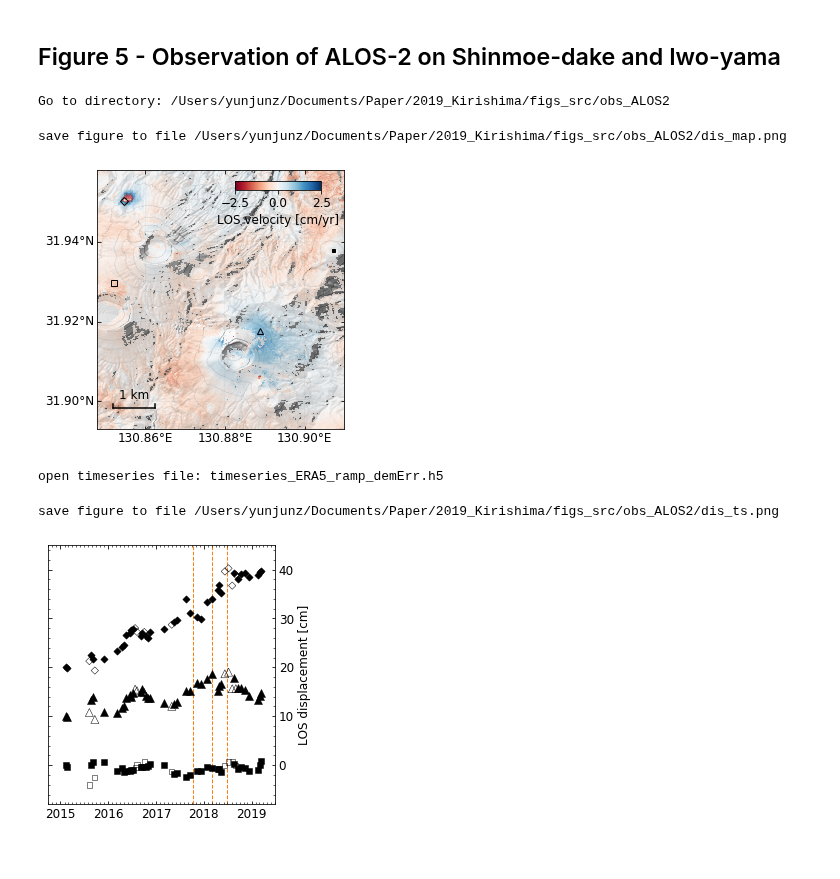
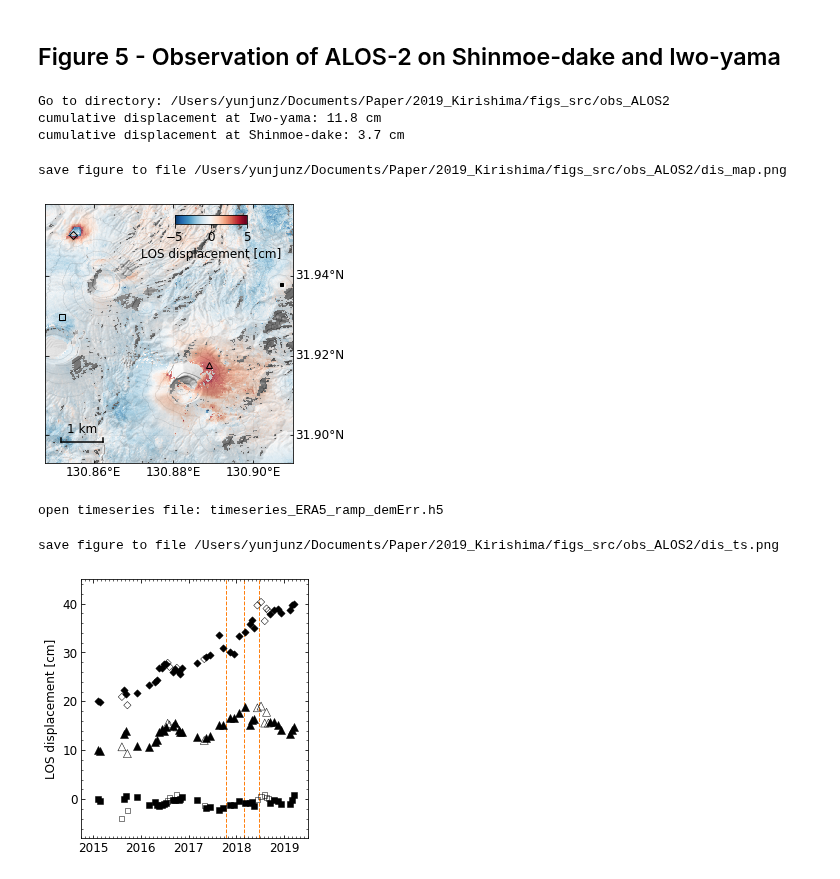
Before and after one commit to geodesymiami/2021-Kirishima, a Jupyter notebook: Fig_5_observation_ALOS2.ipynb, the cells around one changed output. Saved outputs shown, nothing was run; the diff lists cells and outputs as text; code cells hidden in the pictures.

```diff
--- a/Fig_5_observation_ALOS2.ipynb
+++ b/Fig_5_observation_ALOS2.ipynb
@@ -21,51 +21,63 @@ ts_file = os.path.join(data_dir, 'timeseries_ERA5_ramp_demErr.h5')
 mask_file = os.path.join(data_dir, 'maskTempCoh.h5')
 dem_file = os.path.join(data_dir, 'inputs/gsi10m.dem.wgs84')
 vel_file = os.path.join(data_dir, 'velocity.h5')
+atr = readfile.read_attribute(vel_file)
+unw_file = os.path.join(data_dir, '{}.unw'.format(atr['DATE12']))
 
 lalo_iwo = [31.9502, 130.8548]
 lalo_shinmoe = [31.9176, 130.8889]
 lalo_ref = [31.9296, 130.8522] #[31.9172, 130.8472]
 lalo_list = [lalo_ref, lalo_shinmoe, lalo_iwo]
 m_list = ['s','^','D']
+
+phase2range = -1 * float(atr['WAVELENGTH']) / (4 * np.pi)
+unw = readfile.read(unw_file)[0] * phase2range * 100. #cm
+coord = ut.coordinate(atr)
+y, x  = coord.geo2radar(lalo_iwo[0], lalo_iwo[1])[0:2]
+print('cumulative displacement at Iwo-yama: {:.1f} cm'.format(unw[y, x]))
+y, x  = coord.geo2radar(lalo_shinmoe[0], lalo_shinmoe[1])[0:2]
+print('cumulative displacement at Shinmoe-dake: {:.1f} cm'.format(unw[y, x]))
 # %% [output]
 Go to directory: /Users/yunjunz/Documents/Paper/2019_Kirishima/figs_src/obs_ALOS2
+cumulative displacement at Iwo-yama: 11.8 cm
+cumulative displacement at Shinmoe-dake: 3.7 cm
 # %%
 ## Plot velocity map
 fig, ax = plt.subplots(nrows=1, ncols=1, figsize=[4, 4])
 
 opt = ' --sub-lat 31.893 31.958 --sub-lon 130.848 130.91 '
 opt += '--dem {} --contour-step 100 --contour-smooth 0.0 '.format(dem_file)
-opt += ' -c RdBu --wrap --wrap-range -2.5 2.5 -u cm/yr '
+opt += ' -c RdBu_r --wrap --wrap-range -5 5 -u cm '
 opt += ' --notitle --fontsize 12 --ref-size 3 --lalo-step 0.02 --nocbar --alpha 0.7 '
-opt += ' --lalo-loc 1 0 0 1'
+opt += ' --lalo-loc 0 1 0 1'
 opt += ' --scalebar 0.25 0.15 0.08 --scalebar-pad 0.05 '
 opt += ' --noverbose --shade-az 315 '
 
 # velocity map with DEM background
-cmd = 'view.py {f} {o}'.format(f=vel_file, o=opt)
+cmd = 'view.py {f} {o}'.format(f=unw_file, o=opt)
 data, atr, inps = view.prep_slice(cmd)
 ax, inps, im, cbar = view.plot_slice(ax, data, atr, inps)
 
 # point of interest
 for lalo, m in zip(lalo_list, m_list):
     ax.plot(lalo[1], lalo[0], "k{}".format(m), mfc='none', mew=1., ms=6)
 fig.subplots_adjust(wspace=0.05, left=0.05, right=0.95, top=0.95, bottom=0.05)
 
 # colorbar
 #cax = fig.add_axes([0.1, 0.08, 0.03, 0.4])
-cax = fig.add_axes([0.55, 0.88, 0.3, 0.03])
+cax = fig.add_axes([0.52, 0.88, 0.25, 0.03])
 cbar = plt.colorbar(im, cax=cax, orientation='horizontal')#, ticks=[-2.5, 0, 2.5])
 cbar.ax.tick_params(labelsize=font_size)
-cbar.set_label('LOS velocity [cm/yr]', fontsize=font_size)
+cbar.set_label('LOS displacement [cm]', fontsize=font_size)
 
 # output
 out_file = os.path.abspath('dis_map.png')
 plt.savefig(out_file, bbox_inches='tight', transparent=True, dpi=fig_dpi)
 print('save figure to file', out_file)
 plt.show()
 # %% [output]
 save figure to file /Users/yunjunz/Documents/Paper/2019_Kirishima/figs_src/obs_ALOS2/dis_map.png
-[figure, old version]
+[figure, new version]
 # %%
 ## Read displacement time-series at points of interest
 obj = timeseries(ts_file)
@@ -82,13 +94,7 @@ for lalo in lalo_list:
 open timeseries file: timeseries_ERA5_ramp_demErr.h5
 # %%
 ## Plot displacement time-series at points of interest
-
 fig, ax = plt.subplots(nrows=1, ncols=1, figsize=[3.5, 4])
-#fig = plt.figure(figsize=[4, 4])
-#gs = GridSpec(3, 1, figure=fig)
-#ax1 = fig.add_subplot(gs[0:2,0])
-#ax2 = fig.add_subplot(gs[2,0])
-#axs = [ax1, ax2]
 
 ## Displacement time-series
 off = 10
@@ -109,8 +115,8 @@ for dti in dates_shinmoe:
     ax.axvline(x=dti, ymin=0, c=pp.mplColors[1], linestyle='--', linewidth=1, zorder=0, clip_on=False)
 
 # axes format
-ax.yaxis.tick_right()
-ax.yaxis.set_label_position("right")
+#ax.yaxis.tick_right()
+#ax.yaxis.set_label_position("right")
 ax.tick_params(which='both', direction='in', labelsize=font_size, bottom=True, top=True, left=True, right=True)
 pp.auto_adjust_xaxis_date(ax, dates)
 ax.xaxis.set_minor_locator(mdates.MonthLocator())
@@ -127,4 +133,4 @@ print('save figure to file', out_file)
 plt.show()
 # %% [output]
 save figure to file /Users/yunjunz/Documents/Paper/2019_Kirishima/figs_src/obs_ALOS2/dis_ts.png
-[figure, old version]
+[figure, new version]
```
Also changed, not shown: parts of 7 cells of this notebook, 2 other files.
